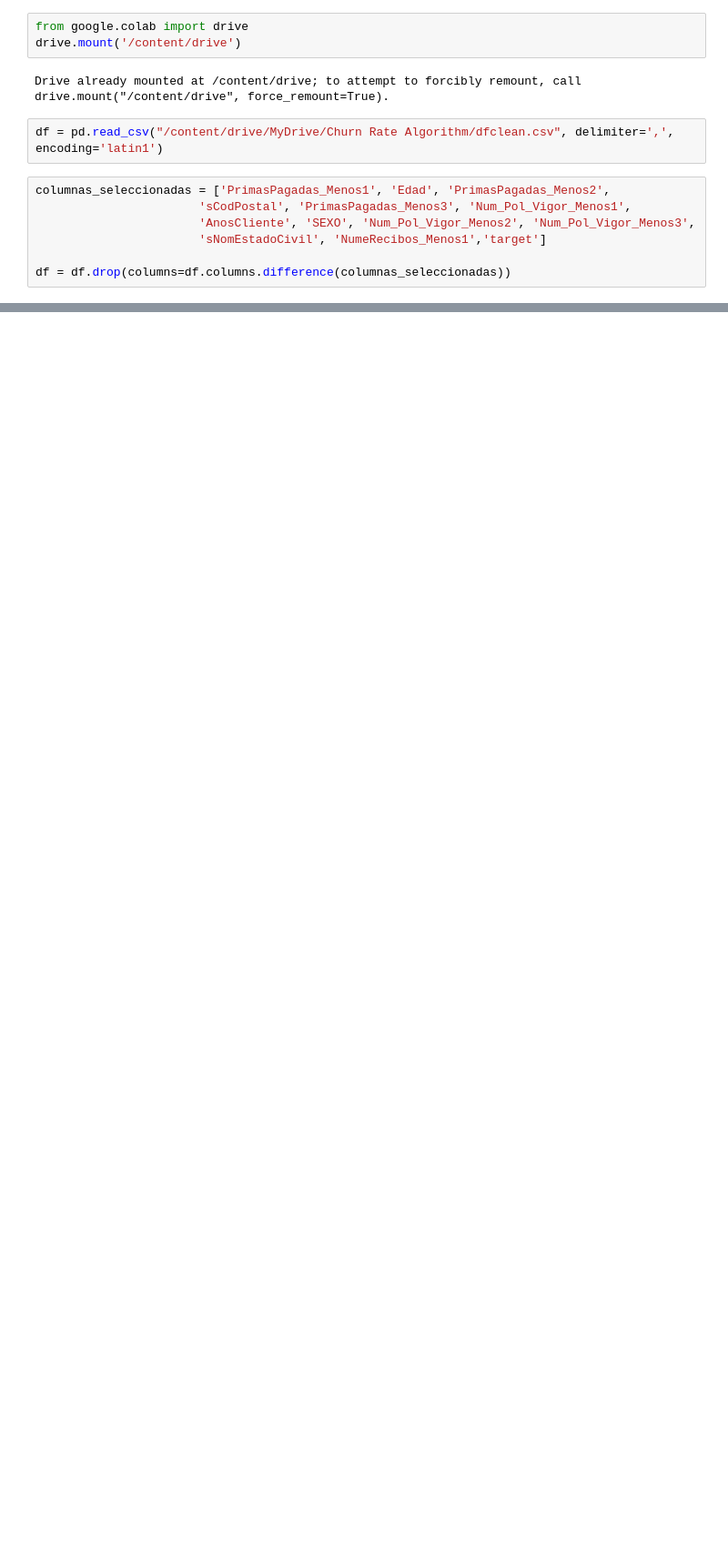
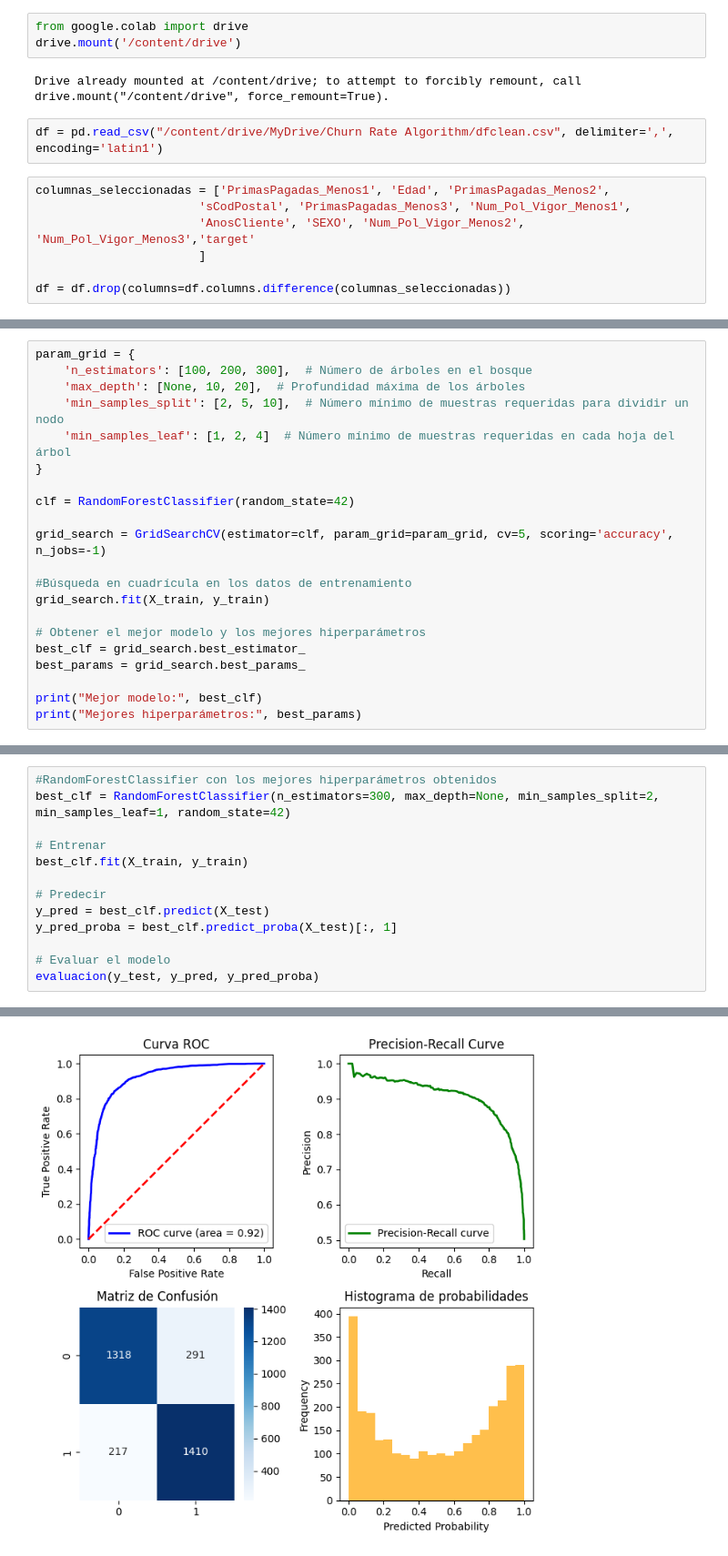
Before and after one commit to SorayaFrancoLopez/NN_churn_proyect_insurance, a Jupyter notebook: STEP3_Training_Model.ipynb, the cells around one changed output, grey strips where cells are left out. Shown: that part at 91% size. Cells and saved outputs as stored; diff of their text form; blank space fills up the shorter version.

```diff
--- a/STEP3_Training_Model.ipynb
+++ b/STEP3_Training_Model.ipynb
@@ -106,8 +107,8 @@ df = pd.read_csv("/content/drive/MyDrive/Churn Rate Algorithm/dfclean.csv", deli
 # %%
 columnas_seleccionadas = ['PrimasPagadas_Menos1', 'Edad', 'PrimasPagadas_Menos2',
                        'sCodPostal', 'PrimasPagadas_Menos3', 'Num_Pol_Vigor_Menos1',
-                       'AnosCliente', 'SEXO', 'Num_Pol_Vigor_Menos2', 'Num_Pol_Vigor_Menos3',
-                       'sNomEstadoCivil', 'NumeRecibos_Menos1','target']
+                       'AnosCliente', 'SEXO', 'Num_Pol_Vigor_Menos2', 'Num_Pol_Vigor_Menos3','target'
+                       ]
 
 df = df.drop(columns=df.columns.difference(columnas_seleccionadas))
 # %%
@@ -274,0 +124,21 @@ Probabilidades de predicción para Ejemplo 5: [0.16]
+# %%
+param_grid = {
+    'n_estimators': [100, 200, 300],  # Número de árboles en el bosque
+    'max_depth': [None, 10, 20],  # Profundidad máxima de los árboles
+    'min_samples_split': [2, 5, 10],  # Número mínimo de muestras requeridas para dividir un nodo
+    'min_samples_leaf': [1, 2, 4]  # Número mínimo de muestras requeridas en cada hoja del árbol
+}
+
+clf = RandomForestClassifier(random_state=42)
+
+grid_search = GridSearchCV(estimator=clf, param_grid=param_grid, cv=5, scoring='accuracy', n_jobs=-1)
+
+#Búsqueda en cuadrícula en los datos de entrenamiento
+grid_search.fit(X_train, y_train)
+
+# Obtener el mejor modelo y los mejores hiperparámetros
+best_clf = grid_search.best_estimator_
+best_params = grid_search.best_params_
+
+print("Mejor modelo:", best_clf)
+print("Mejores hiperparámetros:", best_params)
@@ -274,0 +148,14 @@ Probabilidades de predicción para Ejemplo 5: [0.16]
+# %%
+#RandomForestClassifier con los mejores hiperparámetros obtenidos
+best_clf = RandomForestClassifier(n_estimators=300, max_depth=None, min_samples_split=2, min_samples_leaf=1, random_state=42)
+
+# Entrenar
+best_clf.fit(X_train, y_train)
+
+# Predecir
+y_pred = best_clf.predict(X_test)
+y_pred_proba = best_clf.predict_proba(X_test)[:, 1]
+
+# Evaluar el modelo
+evaluacion(y_test, y_pred, y_pred_proba)
+# %% [output]
@@ -274,0 +170 @@ Probabilidades de predicción para Ejemplo 5: [0.16]
+[figure, added]
```
Also changed, not shown: parts of 15 cells of this notebook.
